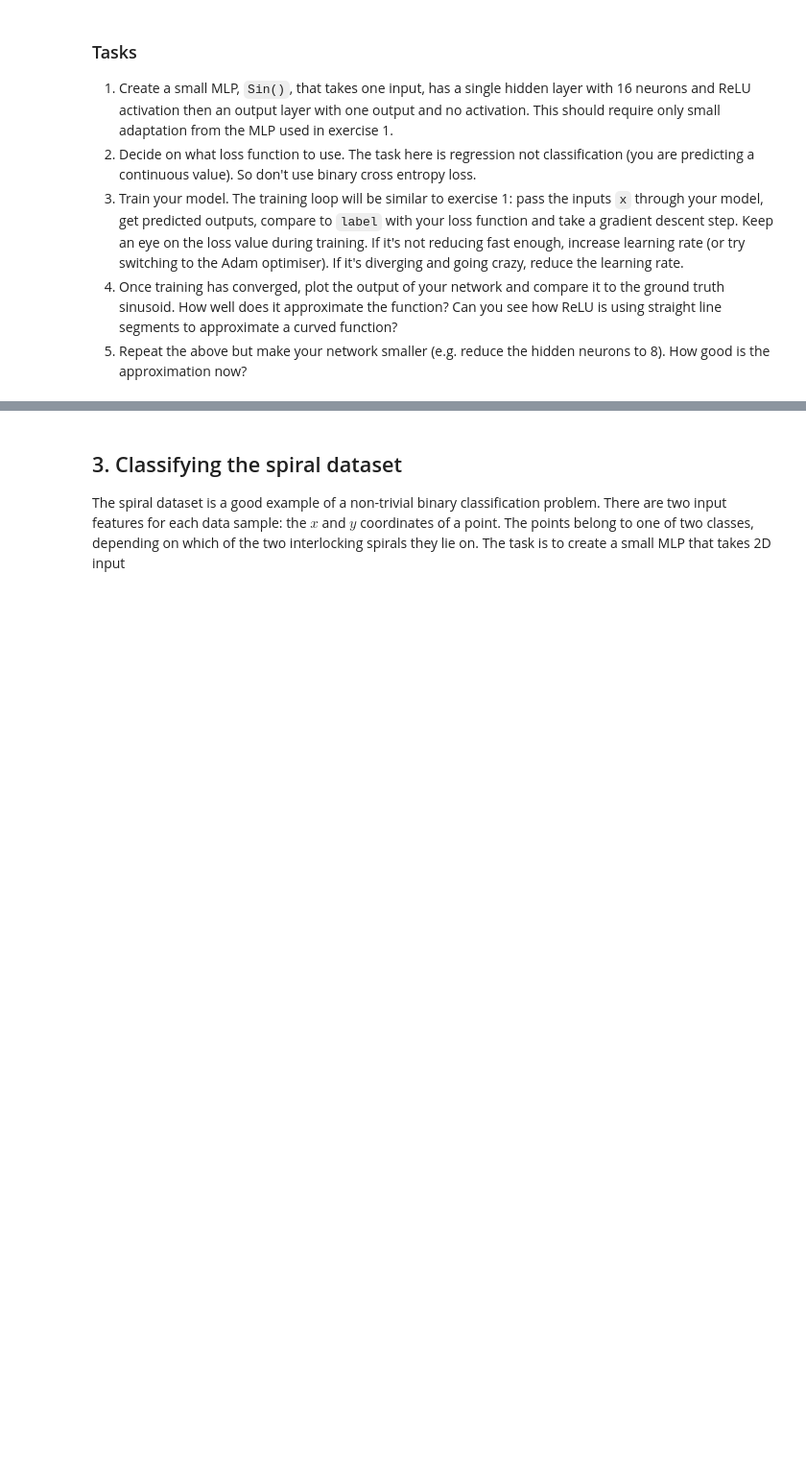
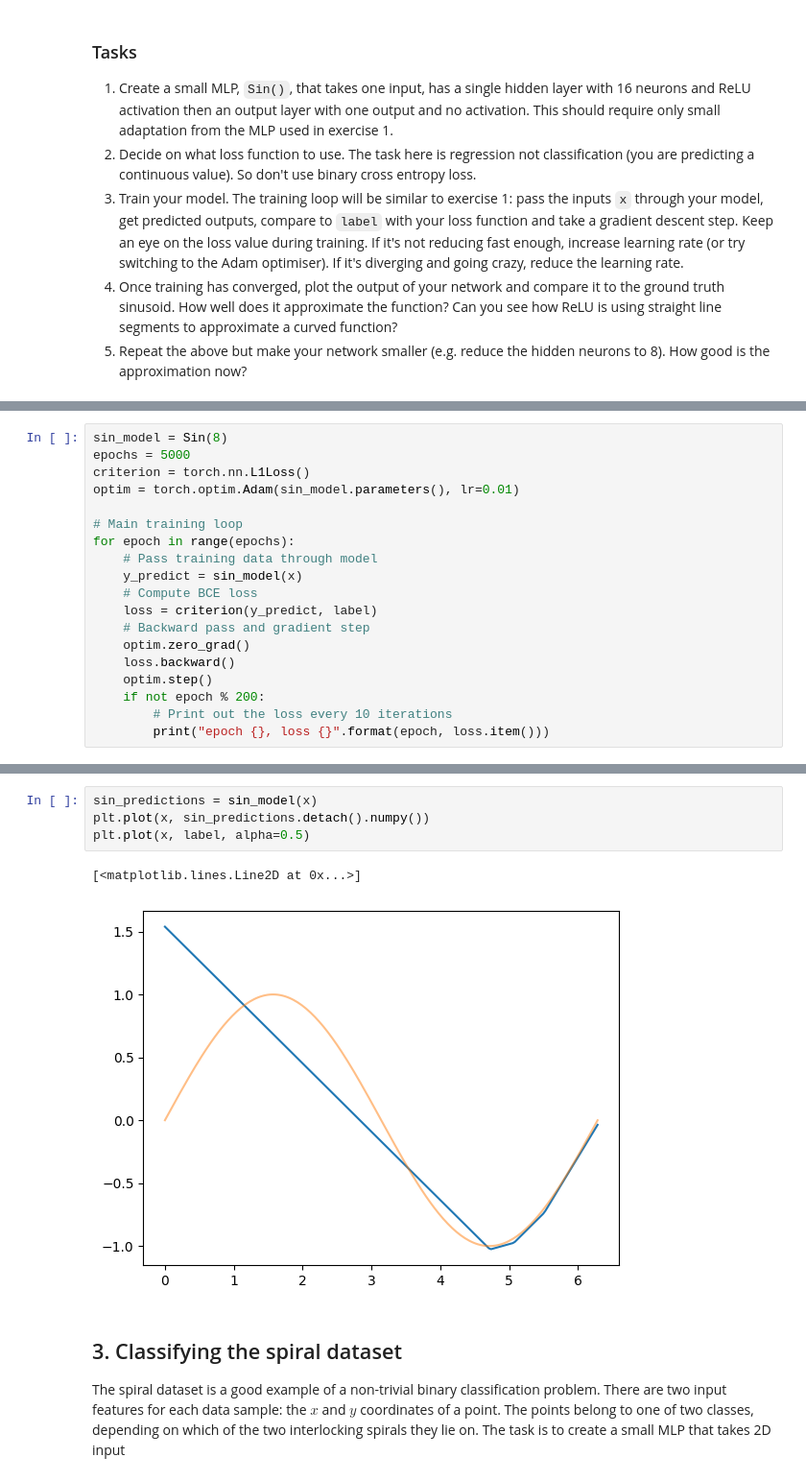
Before and after one commit to dont-text-me/INT3-work, a Jupyter notebook: week-7/PADL_Week7.ipynb, the cells around one changed output, grey strips where cells are left out. Shown: that part at 96% size. Cells and saved outputs as stored; diff of their text form; blank space fills up the shorter version.

```diff
--- a/week-7/PADL_Week7.ipynb
+++ b/week-7/PADL_Week7.ipynb
@@ -196,0 +299,19 @@ matplotlib.pyplot.plot(x, label)
+# %%
+sin_model = Sin(8)
+epochs = 5000
+criterion = torch.nn.L1Loss()
+optim = torch.optim.Adam(sin_model.parameters(), lr=0.01)
+
+# Main training loop
+for epoch in range(epochs):
+    # Pass training data through model
+    y_predict = sin_model(x)
+    # Compute BCE loss
+    loss = criterion(y_predict, label)
+    # Backward pass and gradient step
+    optim.zero_grad()
+    loss.backward()
+    optim.step()
+    if not epoch % 200:
+        # Print out the loss every 10 iterations
+        print("epoch {}, loss {}".format(epoch, loss.item()))
@@ -197,3 +336,10 @@ matplotlib.pyplot.plot(x, label)
+# %%
+sin_predictions = sin_model(x)
+plt.plot(x, sin_predictions.detach().numpy())
+plt.plot(x, label, alpha=0.5)
+# %% [output]
+[<matplotlib.lines.Line2D at 0x...>]
+[figure, added]
 # %% [markdown]
 ## 3. Classifying the spiral dataset
 
```
Also changed, not shown: parts of 16 cells of this notebook.
